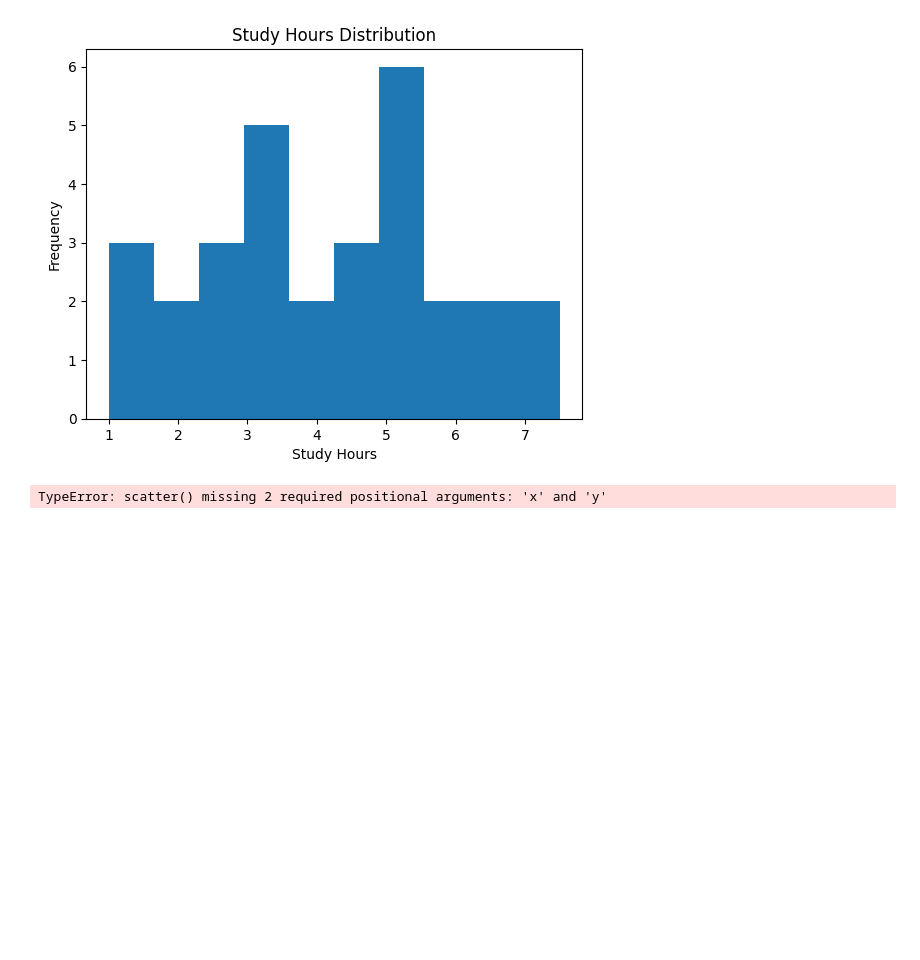
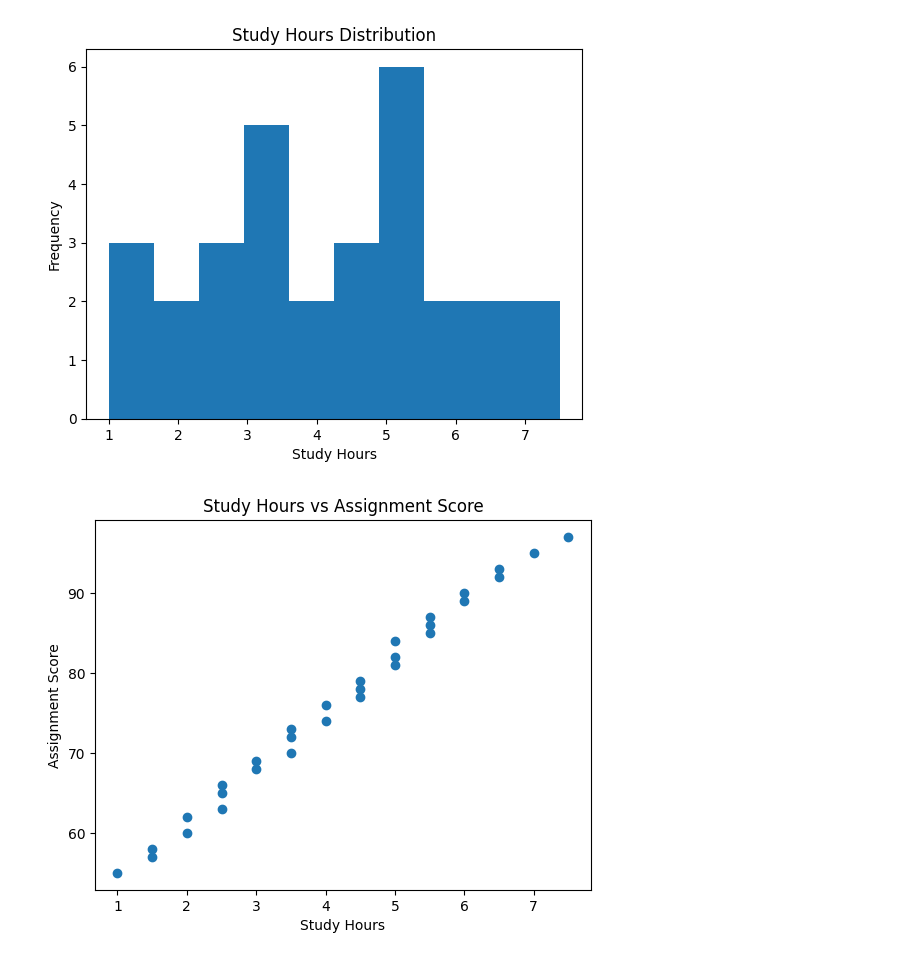
Before and after one commit to wjdtjwls512/School, a Jupyter notebook: 인공지능일반/student분석_1315.ipynb, the cells around one changed output. Drawn from its saved outputs; the diff is of its cells as text; code cells hidden in the pictures; blank space fills up the shorter version.

```diff
--- a/인공지능일반/student분석_1315.ipynb
+++ b/인공지능일반/student분석_1315.ipynb
@@ -24,6 +24,10 @@ plt.show()
 # %%
 # 공부시간과 과제점수의 관계
 
-plt.scatter()
+plt.scatter(df['StudyHours'],df['AssignmentScore'])
+plt.xlabel('Study Hours')
+plt.ylabel('Assignment Score')
+plt.title('Study Hours vs Assignment Score')
+plt.show()
 # %% [output]
-TypeError: scatter() missing 2 required positional arguments: 'x' and 'y'
+[figure, added]
```
Also changed, not shown: parts of 4 cells of this notebook.
